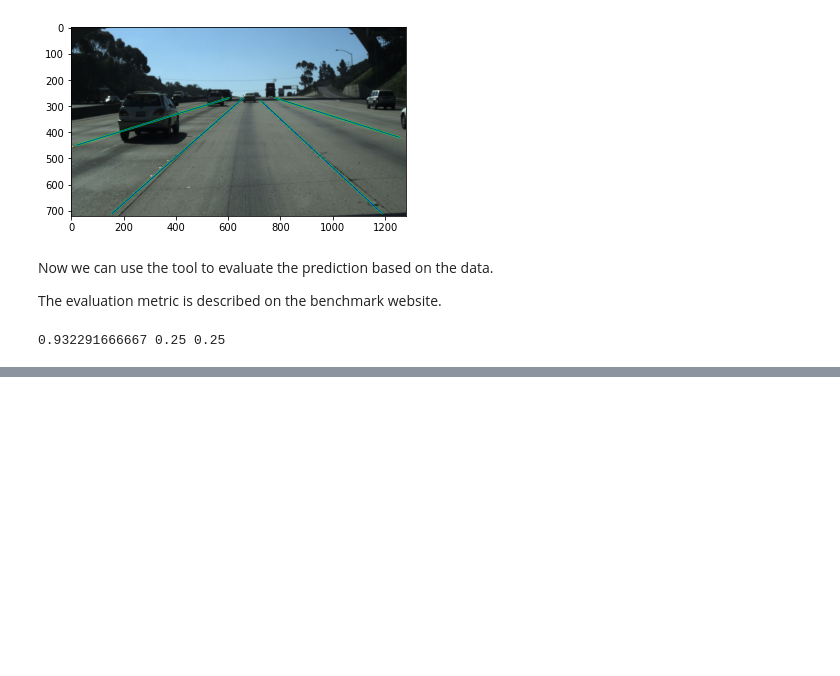
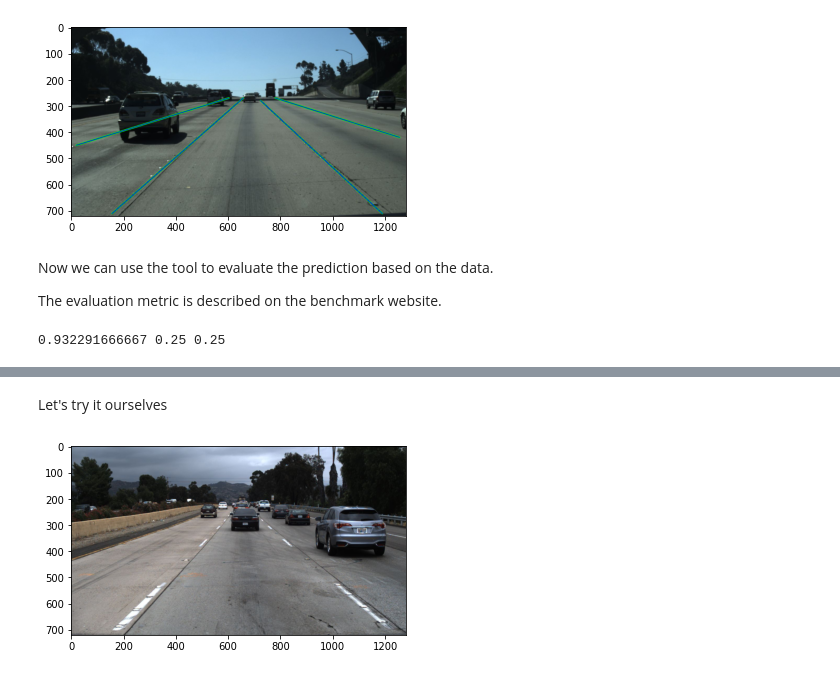
Before and after one commit to asharalam11/LaneNet, a Jupyter notebook: data/visualize_lane.ipynb, the cells around one changed output, grey strips where cells are left out. Cells and saved outputs as stored; diff of their text form; code cells hidden in the pictures; blank space fills up the shorter version.

```diff
--- a/data/visualize_lane.ipynb
+++ b/data/visualize_lane.ipynb
@@ -96,0 +109,10 @@ The evaluation metric is described on the benchmark website.
+# %% [markdown]
+Let's try it ourselves
+# %%
+gt = json_gt[4]
+raw_image = gt['raw_file']
+img = plt.imread(raw_image)
+plt.imshow(img)
+plt.show()
+# %% [output]
+[figure, added]
```
Also changed, not shown: parts of 3 cells of this notebook, 15 other files.
